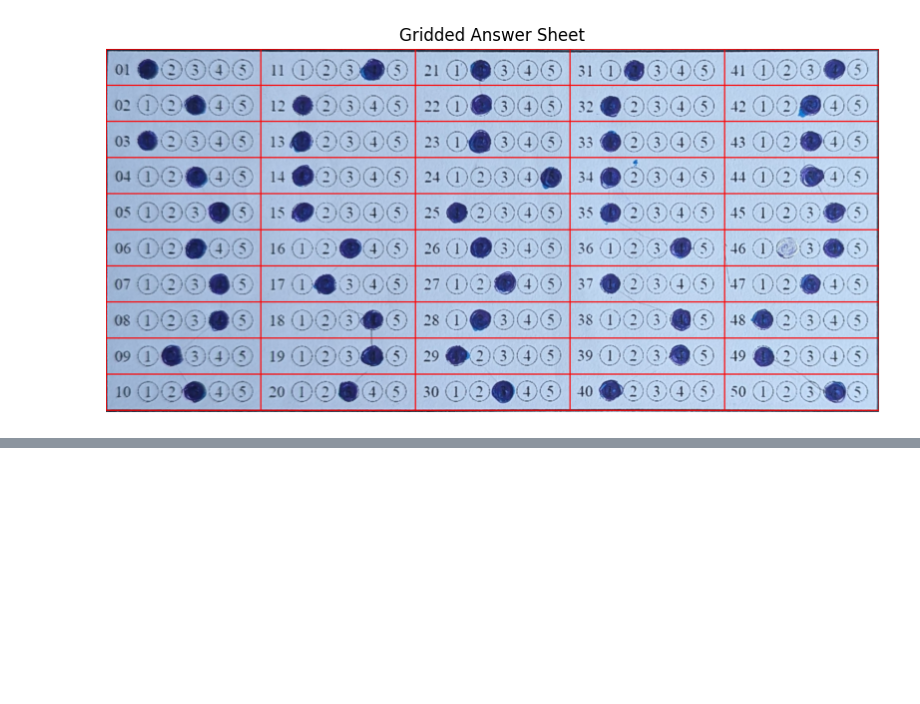
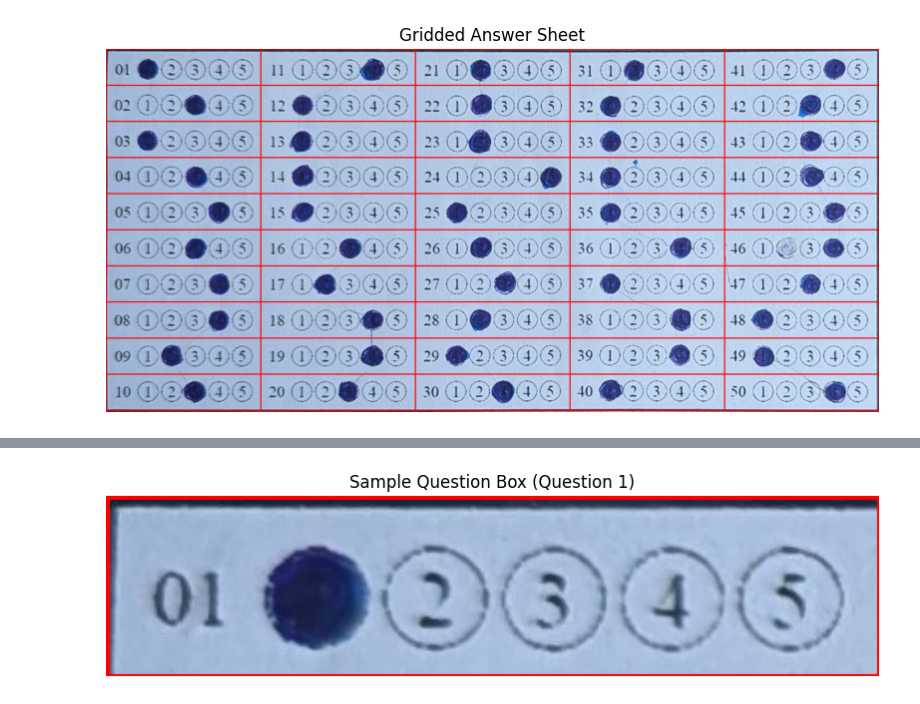
Before and after one commit to SamudraUduwaka/Automatic-MCQ-Grader, a Jupyter notebook: version4.ipynb, the cells around one changed output, grey strips where cells are left out. Saved outputs shown, nothing was run; the diff lists cells and outputs as text; code cells hidden in the pictures; blank space fills up the shorter version.

```diff
--- a/version4.ipynb
+++ b/version4.ipynb
@@ -223,0 +155,78 @@ def detect_filled_bubbles(warped_image, rows=10, columns=5):
+# %%
+def extract_question_boxes(image, num_columns=5, num_rows=10):
+    """
+    Extract individual question boxes from the gridded answer sheet.
+    There are num_columns columns and num_rows rows.
+    """
+    height, width = image.shape[:2]
+
+    # Calculate width and height of each grid box
+    box_width = width // num_columns
+    box_height = height // num_rows
+
+    question_boxes = []
+    for col in range(num_columns):
+        for row in range(num_rows):
+            top_left = (col * box_width, row * box_height)
+            bottom_right = ((col + 1) * box_width, (row + 1) * box_height)
+
+            # Extract the grid box corresponding to each question
+            question_box = image[top_left[1]:bottom_right[1], top_left[0]:bottom_right[0]]
+            question_boxes.append(question_box)
+
+    return question_boxes
+
+def detect_colored_bubble(question_box):
+    """
+    Detect the filled bubble in the given question box.
+    The question box is divided into 6 sections (1 for question number, 5 for bubbles).
+    """
+    # Convert to grayscale for processing
+    gray_box = cv2.cvtColor(question_box, cv2.COLOR_BGR2GRAY)
+
+    # Apply threshold to detect dark bubbles
+    _, thresh_box = cv2.threshold(gray_box, 150, 255, cv2.THRESH_BINARY_INV)
+
+    # Split the question box into 6 equal sections (1 for question number and 5 for bubbles)
+    bubble_width = question_box.shape[1] // 6
+    filled_bubbles = []
+
+    for i in range(1, 6):  # Start from index 1 to skip the question number
+        # Extract each bubble section
+        bubble_region = thresh_box[:, i * bubble_width: (i + 1) * bubble_width]
+
+        # Calculate the filled area percentage in each bubble
+        filled_percentage = np.sum(bubble_region == 255) / float(bubble_region.size)
+        filled_bubbles.append(filled_percentage)
+
+    # Identify the index of the most filled bubble
+    filled_bubble_index = np.argmax(filled_bubbles) + 1  # Add 1 to get options 1-5
+    return filled_bubble_index
+
+# Load the corrected warped image
+warped_image = warped_image_corrected
+
+# Extract the 50 grid boxes corresponding to the 50 questions
+question_boxes = extract_question_boxes(warped_image, num_columns=5, num_rows=10)
+
+# Process each question box and detect the filled bubble
+results = []
+
+for i, question_box in enumerate(question_boxes):
+    # Detect the filled bubble in each question box
+    filled_bubble = detect_colored_bubble(question_box)
+
+    # Store the question number (i + 1) and detected filled bubble
+    question_number = i + 1
+    results.append((question_number, filled_bubble))
+
+    # Print the result for each question
+    print(f"Question {question_number}: Option {filled_bubble}")
+
+# Optionally, visualize one of the question boxes for reference
+plt.figure(figsize=(10, 8))
+plt.imshow(cv2.cvtColor(question_boxes[0], cv2.COLOR_BGR2RGB))
+plt.title("Sample Question Box (Question 1)")
+plt.axis("off")
+plt.show()
+# %% [output]
@@ -223,0 +250 @@ def detect_filled_bubbles(warped_image, rows=10, columns=5):
+[figure, added]
```
Also changed, not shown: parts of 4 cells of this notebook.
